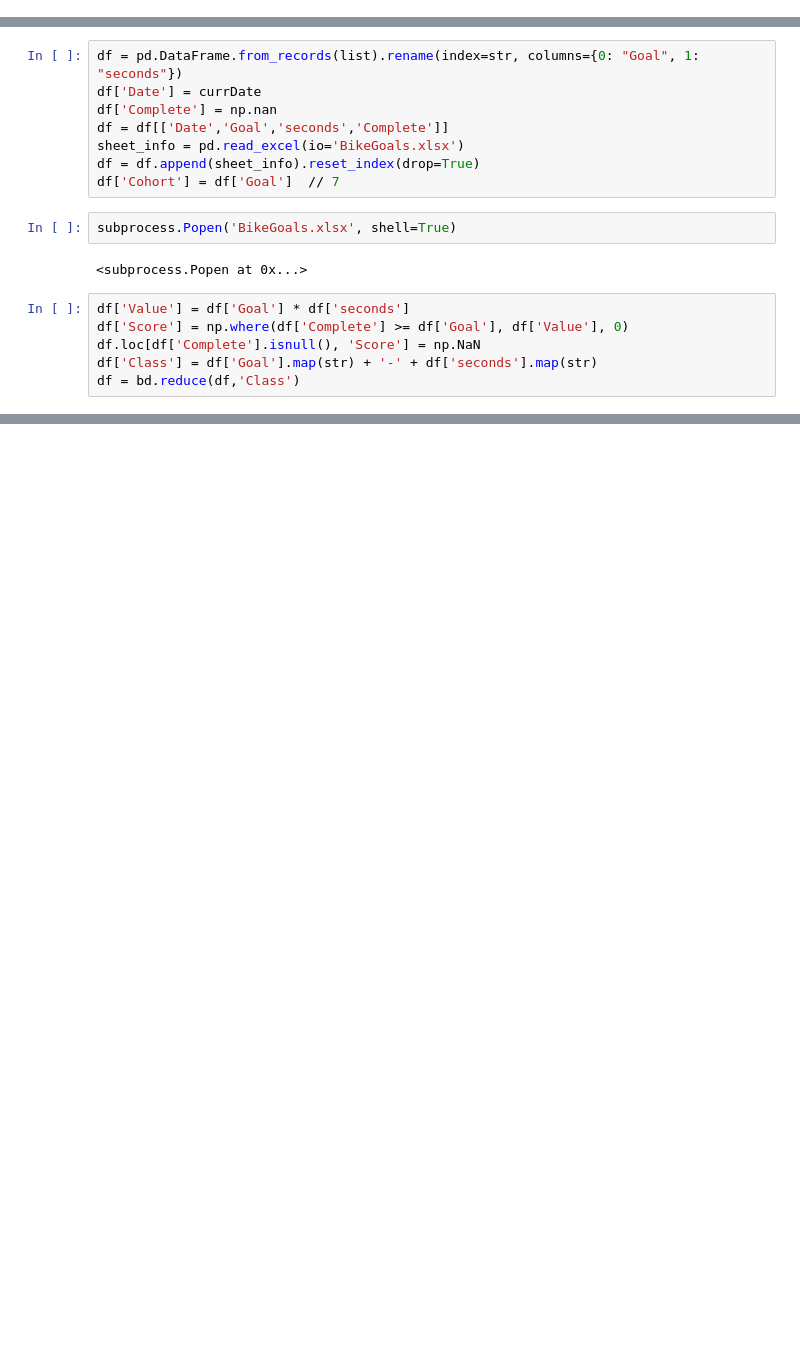
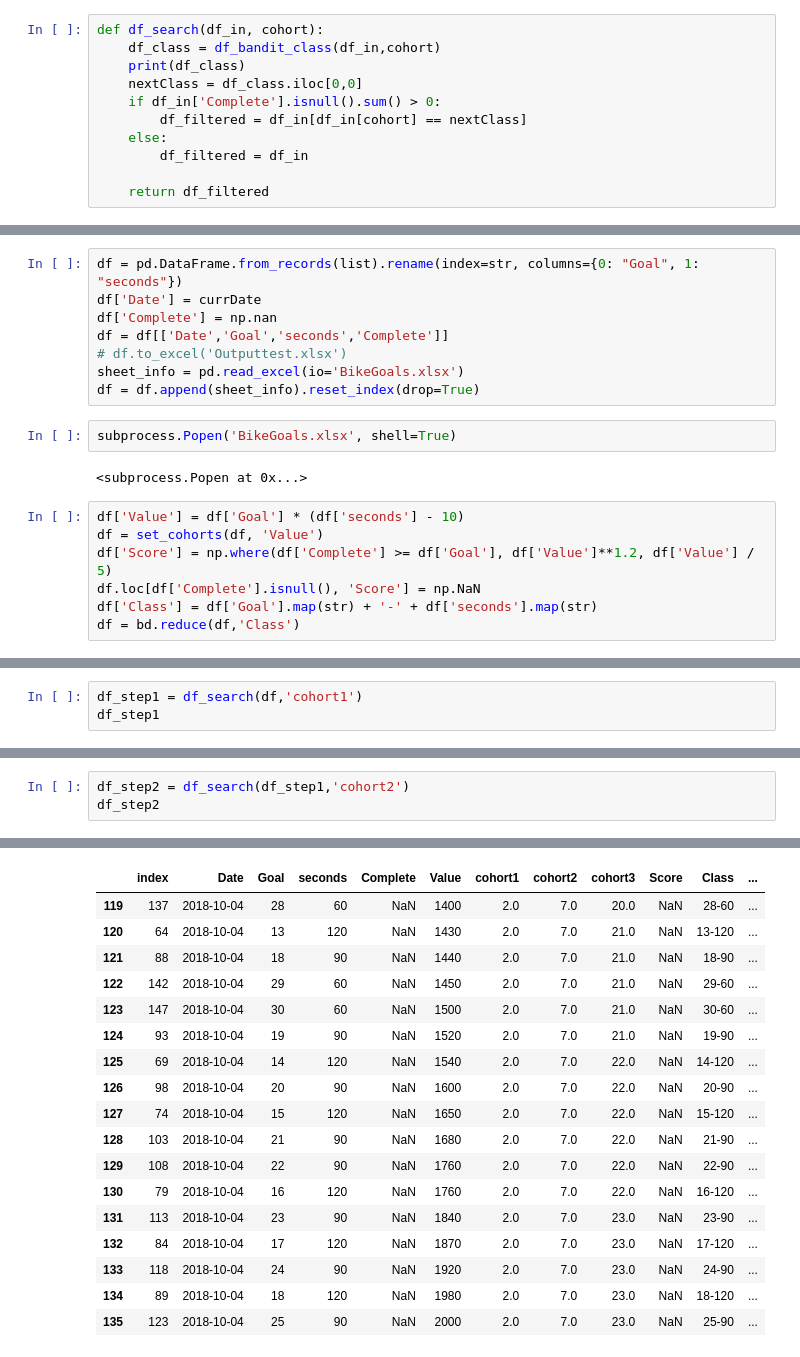
Before and after one commit to Darkmoth/banditos, a Jupyter notebook: BikeRideGoals.ipynb, the cells around one changed output, grey strips where cells are left out. Saved outputs shown, nothing was run; the diff lists cells and outputs as text; blank space fills up the shorter version.

```diff
--- a/BikeRideGoals.ipynb
+++ b/BikeRideGoals.ipynb
@@ -24,2 +39,13 @@ def df_bandit_diff(df):
+# %%
+def df_search(df_in, cohort):
+    df_class = df_bandit_class(df_in,cohort)
+    print(df_class)
+    nextClass = df_class.iloc[0,0]
+    if df_in['Complete'].isnull().sum() > 0:
+        df_filtered = df_in[df_in[cohort] == nextClass]
+    else:
+        df_filtered = df_in
+
+    return df_filtered
 # %%
 currDate = date.today()
@@ -29,16 +55,17 @@ df = pd.DataFrame.from_records(list).rename(index=str, columns={0: "Goal", 1: "s
 df['Date'] = currDate
 df['Complete'] = np.nan
 df = df[['Date','Goal','seconds','Complete']]
+# df.to_excel('Outputtest.xlsx')
 sheet_info = pd.read_excel(io='BikeGoals.xlsx')
 df = df.append(sheet_info).reset_index(drop=True)
-df['Cohort'] = df['Goal']  // 7
 # %%
 subprocess.Popen('BikeGoals.xlsx', shell=True)
 # %% [output]
 <subprocess.Popen at 0x...>
 # %%
-df['Value'] = df['Goal'] * df['seconds']
-df['Score'] = np.where(df['Complete'] >= df['Goal'], df['Value'], 0)
+df['Value'] = df['Goal'] * (df['seconds'] - 10)
+df = set_cohorts(df, 'Value')
+df['Score'] = np.where(df['Complete'] >= df['Goal'], df['Value']**1.2, df['Value'] / 5)
 df.loc[df['Complete'].isnull(), 'Score'] = np.NaN
 df['Class'] = df['Goal'].map(str) + '-' + df['seconds'].map(str)
 df = bd.reduce(df,'Class')
@@ -101,0 +77,3 @@ df_bandit_diff(df_filtered)
+# %%
+df_step1 = df_search(df,'cohort1')
+df_step1
@@ -101,0 +102,4 @@ df_bandit_diff(df_filtered)
+# %%
+df_step2 = df_search(df_step1,'cohort2')
+df_step2
+# %% [output]
@@ -101,0 +110,18 @@ df_bandit_diff(df_filtered)
+|  | index | Date | Goal | seconds | Complete | Value | cohort1 | cohort2 | cohort3 | Score | Class | ... |
+| 119 | 137 | 2018-10-04 | 28 | 60 | NaN | 1400 | 2.0 | 7.0 | 20.0 | NaN | 28-60 | ... |
+| 120 | 64 | 2018-10-04 | 13 | 120 | NaN | 1430 | 2.0 | 7.0 | 21.0 | NaN | 13-120 | ... |
+| 121 | 88 | 2018-10-04 | 18 | 90 | NaN | 1440 | 2.0 | 7.0 | 21.0 | NaN | 18-90 | ... |
+| 122 | 142 | 2018-10-04 | 29 | 60 | NaN | 1450 | 2.0 | 7.0 | 21.0 | NaN | 29-60 | ... |
+| 123 | 147 | 2018-10-04 | 30 | 60 | NaN | 1500 | 2.0 | 7.0 | 21.0 | NaN | 30-60 | ... |
+| 124 | 93 | 2018-10-04 | 19 | 90 | NaN | 1520 | 2.0 | 7.0 | 21.0 | NaN | 19-90 | ... |
+| 125 | 69 | 2018-10-04 | 14 | 120 | NaN | 1540 | 2.0 | 7.0 | 22.0 | NaN | 14-120 | ... |
+| 126 | 98 | 2018-10-04 | 20 | 90 | NaN | 1600 | 2.0 | 7.0 | 22.0 | NaN | 20-90 | ... |
+| 127 | 74 | 2018-10-04 | 15 | 120 | NaN | 1650 | 2.0 | 7.0 | 22.0 | NaN | 15-120 | ... |
+| 128 | 103 | 2018-10-04 | 21 | 90 | NaN | 1680 | 2.0 | 7.0 | 22.0 | NaN | 21-90 | ... |
+| 129 | 108 | 2018-10-04 | 22 | 90 | NaN | 1760 | 2.0 | 7.0 | 22.0 | NaN | 22-90 | ... |
+| 130 | 79 | 2018-10-04 | 16 | 120 | NaN | 1760 | 2.0 | 7.0 | 22.0 | NaN | 16-120 | ... |
+| 131 | 113 | 2018-10-04 | 23 | 90 | NaN | 1840 | 2.0 | 7.0 | 23.0 | NaN | 23-90 | ... |
+| 132 | 84 | 2018-10-04 | 17 | 120 | NaN | 1870 | 2.0 | 7.0 | 23.0 | NaN | 17-120 | ... |
+| 133 | 118 | 2018-10-04 | 24 | 90 | NaN | 1920 | 2.0 | 7.0 | 23.0 | NaN | 24-90 | ... |
+| 134 | 89 | 2018-10-04 | 18 | 120 | NaN | 1980 | 2.0 | 7.0 | 23.0 | NaN | 18-120 | ... |
+| 135 | 123 | 2018-10-04 | 25 | 90 | NaN | 2000 | 2.0 | 7.0 | 23.0 | NaN | 25-90 | ... |
```
Also changed, not shown: parts of 13 cells of this notebook, 6 other files.
